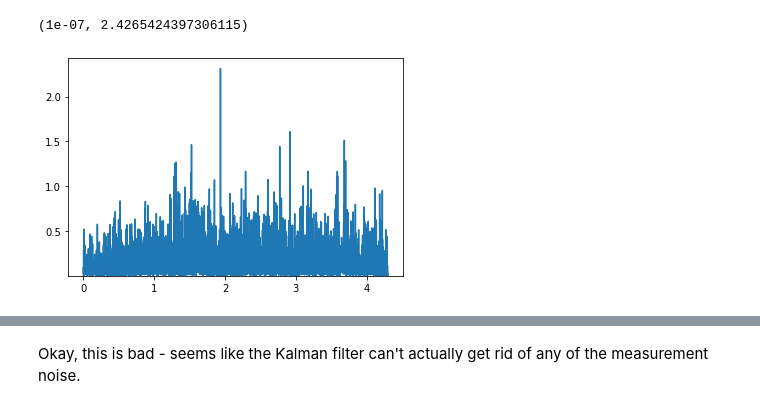
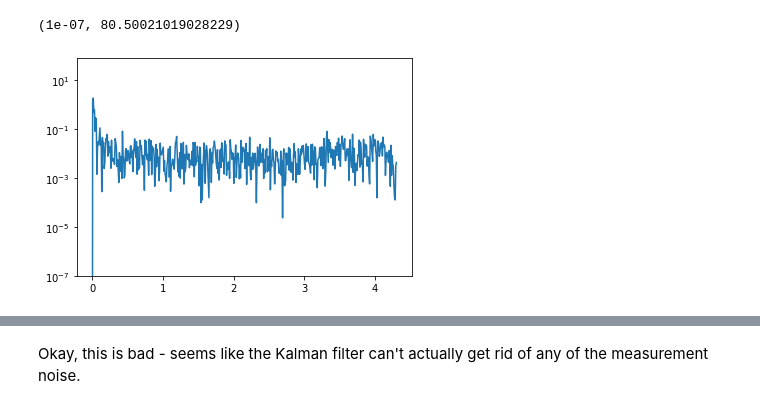
Before and after one commit to aditya-sengupta/tip-tilt-control, a Jupyter notebook: control/dev/impulse_filter.ipynb, the cells around one changed output, grey strips where cells are left out. Drawn from its saved outputs; the diff is of its cells as text; code cells hidden in the pictures.

```diff
--- a/control/dev/impulse_filter.ipynb
+++ b/control/dev/impulse_filter.ipynb
@@ -6,17 +6,16 @@ from scipy import signal, stats, optimize
 from fractal_deriv import *
 from observer import kfilter
 
-'''x_file = './roboao_tt/lx_all_library.txt'
-y_file = './roboao_tt/ly_all_library.txt'
-x_tt, y_tt = (np.genfromtxt(file).flatten() * 0.0175797 * 2 for file in (x_file, y_file))'''
-x_tt = np.load('./turbulence_86.npy')[:,0]
+x_file = './roboao_tt/lx_all_library.txt'
 # %%
 f_sampling = 8.6
 N = 500
 lim = 1000
+x_tt = np.genfromtxt(x_file).flatten()[:lim] * 0.0175797 * 2
 # %%
-plt.plot(*signal.periodogram(x_tt, fs=f_sampling))
+fxx, Pxx = signal.periodogram(x_tt, fs=f_sampling)
+plt.semilogy(fxx, Pxx)
 plt.ylim(1e-7)
 # %% [output]
-(1e-07, 2.4265424397306115)
+(1e-07, 80.50021019028229)
-[figure, old version]
+[figure, new version]
```
Also changed, not shown: parts of 7 cells of this notebook, 3 other files.
